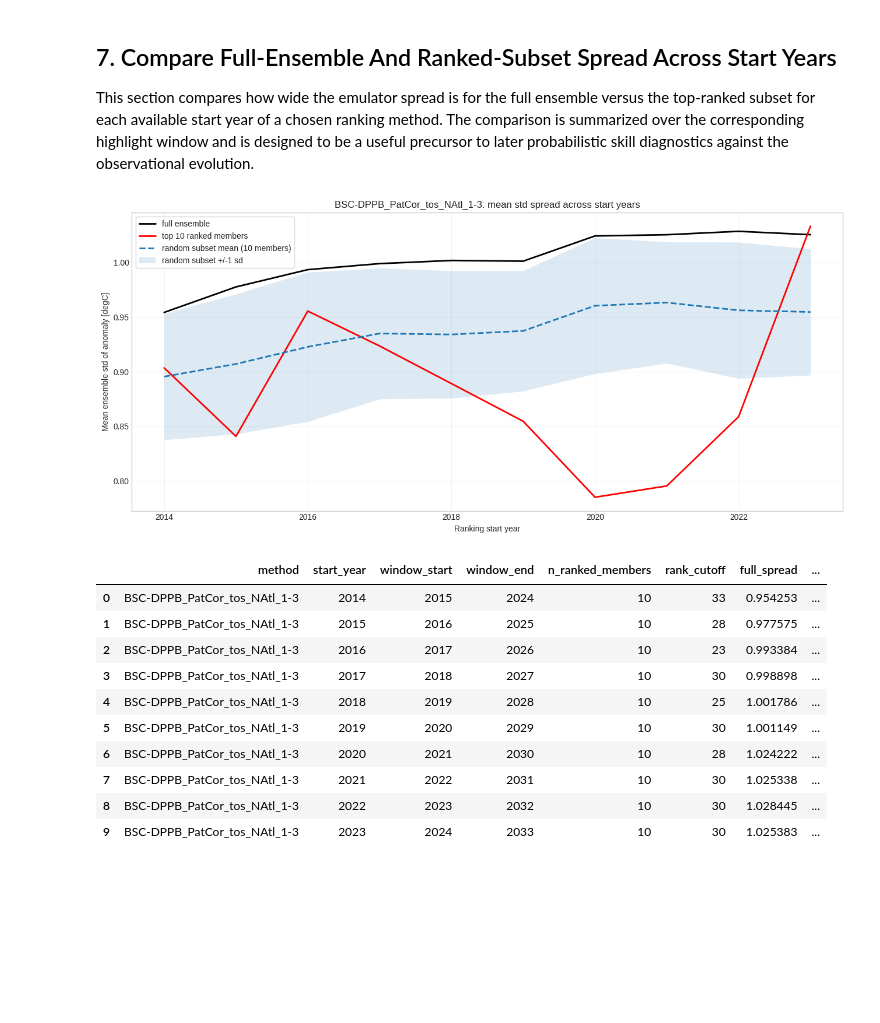
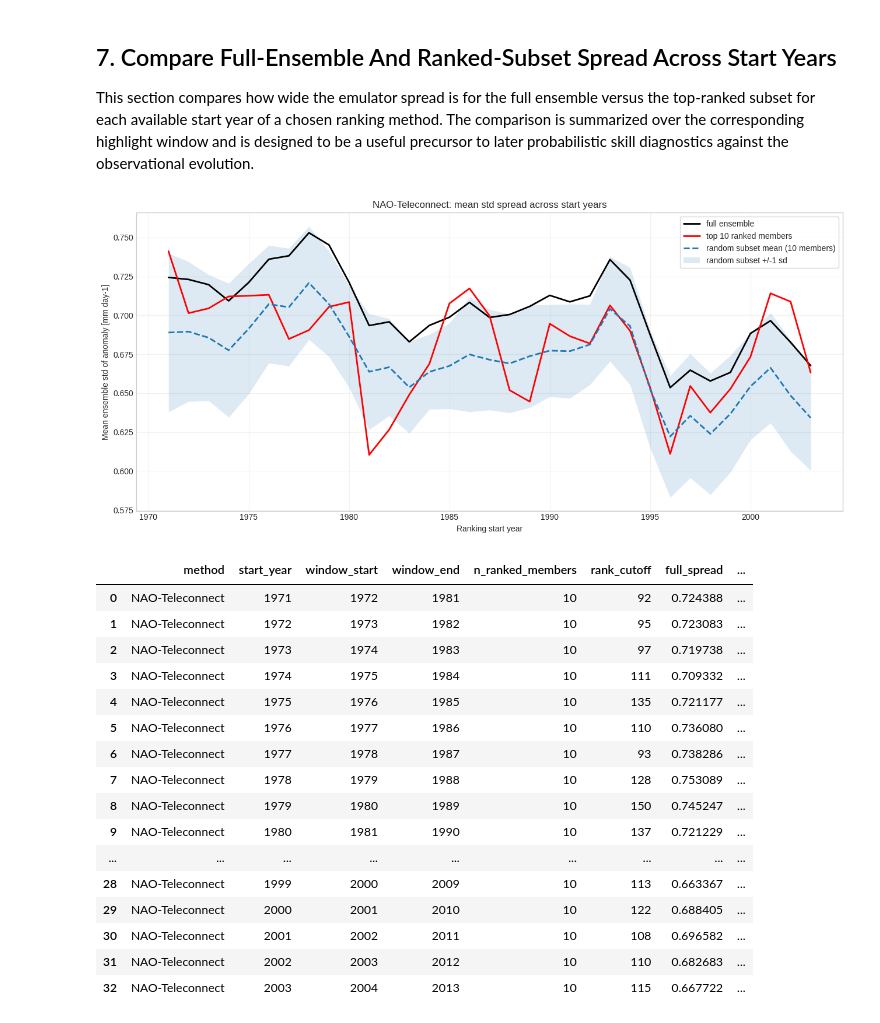
Before and after one commit to jesusff/T33-Emulator-hub, a Jupyter notebook: notebooks/city_level_emulator_analysis_blending.ipynb, the cells around one changed output. Saved outputs shown, nothing was run; the diff lists cells and outputs as text; code cells hidden in the pictures; blank space fills up the shorter version.

```diff
--- a/notebooks/city_level_emulator_analysis_blending.ipynb
+++ b/notebooks/city_level_emulator_analysis_blending.ipynb
@@ -16,0 +17,13 @@ The active settings keep the current `tasmax` example. A commented precipitation
+# %%
+CITY = "Paris"
+#VARIABLE = "tasmax"; DIAGNOSTIC_ID = "annual_max_15day_mean"
+VARIABLE = "pr"; DIAGNOSTIC_ID = "winter_mean"
+#VARIABLE = "tasmin"; DIAGNOSTIC_ID = "tn20"
+
+REFERENCE_PERIOD = slice(1995, 2014)
+OPEN_CHUNKS = None
+FORCE_RECOMPUTE = False
+HIGHLIGHT_MEMBERS = [
+    "NorESM2-MM_historical_r1i1p1f1",
+    "NorESM2-MM_ssp370_r1i1p1f1",
+]
@@ -515,7 +530,7 @@ def select_ranked_members(ranking_members, available_members, highlight_count):
 
 This section either loads a previously computed cache or derives the selected yearly diagnostic from all available emulator members. Caching matters here because the underlying daily files are much larger than the final member-by-year summary used in the plots.
 # %%
-files = sorted(path for path in DATA_DIR.glob("*.nc") if not path.name.endswith("_fldmean.nc"))
+files = sorted(path for path in DATA_DIR.glob(f"{VARIABLE}_*.nc") if not path.name.endswith("_fldmean.nc"))
 print(f"Found {len(files)} emulator files in {DATA_DIR}")
 
 metric_cache = load_or_build_dataset(
@@ -682,6 +695,6 @@ This section shows one possible user-facing interpretation workflow: external ra
 # %%
-RANKING_METHOD = "BSC-DPPB_PatCor_tos_NAtl_1-3"
-RANKING_START_YEAR = 2020
+RANKING_METHOD = "NAO-Teleconnect"
+RANKING_START_YEAR = 1981
 
 RANKING_REPOSITORY = "T52-Blending-information"
 RANKING_METHOD_SPECS = {
@@ -747,12 +760,12 @@ ax.plot(
 
 format_time_series_axes(
     ax,
-    f"{DIAGNOSTIC_LABEL} anomalies with {RANKING_METHOD} top-ranked members highlighted for {RANKING_HIGHLIGHT_START_YEAR}-{highlight_window_end} {selection_summary}",
+    f"{CITY} {VARIABLE}: {metric.title} anomalies with {RANKING_METHOD} top-ranked members highlighted for {RANKING_HIGHLIGHT_START_YEAR}-{highlight_window_end} {selection_summary}",
     f"Anomaly [{metric.attrs.get('units', '')}]",
     reference_period=REFERENCE_PERIOD,
     show_zero_line=True,
 )
-save_figure(fig, f"03_{CITY_PREFIX}_{RANKING_METHOD}_{RANKING_START_YEAR}_ranked_members")
+save_figure(fig, f"03_{CITY}_{VARIABLE}_{DIAGNOSTIC_ID}_{RANKING_METHOD}_{RANKING_START_YEAR}_ranked_members")
 plt.show()
 
 ranking_preview = ranking.iloc[: len(selected_rows)].copy()
@@ -789,14 +798,13 @@ SPREAD_METHOD = RANKING_METHOD
 SPREAD_SUMMARY_STAT = "std"
 SPREAD_HIGHLIGHT_COUNT = RANKING_HIGHLIGHT_COUNT
 SPREAD_WINDOW_YEARS = RANKING_HIGHLIGHT_YEARS
-SPREAD_START_YEARS = {
+SPREAD_RANDOM_SEED = 42
+SPREAD_RANDOM_DRAWS = 200
+AVAILABLE_START_YEARS = {
     "Blend2C": slice(1966, 2000),
-    "NAO-Teleconnect": slice(1971, 2023),
+    "NAO-Teleconnect": slice(1971, 2004), #2023),
     "BSC-DPPB_PatCor_tos_NAtl_1-3": slice(2014, 2024),
 }
-SPREAD_RANDOM_SEED = 42
-SPREAD_RANDOM_DRAWS = 200
-
 
 def resolve_start_years(method, start_years):
     method_years = start_years[method] if isinstance(start_years, dict) else start_years
@@ -884,7 +892,7 @@ def summarize_random_subset_baseline(
 
 def compute_ranked_subset_spread_table(
     method,
-    start_years=SPREAD_START_YEARS,
+    start_years=AVAILABLE_START_YEARS,
     highlight_count=SPREAD_HIGHLIGHT_COUNT,
     window_years=SPREAD_WINDOW_YEARS,
     statistic=SPREAD_SUMMARY_STAT,
@@ -964,7 +972,7 @@ def compute_ranked_subset_spread_table(
 
 spread_comparison = compute_ranked_subset_spread_table(
     SPREAD_METHOD,
-    start_years=SPREAD_START_YEARS,
+    start_years=AVAILABLE_START_YEARS,
     highlight_count=SPREAD_HIGHLIGHT_COUNT,
     window_years=SPREAD_WINDOW_YEARS,
     statistic=SPREAD_SUMMARY_STAT,
@@ -989,46 +997,52 @@ ax.plot(
 )
 ax.plot(
     spread_comparison["start_year"],
     spread_comparison["random_spread"],
     color="#1f77b4",
     linewidth=2.0,
     linestyle="--",
     label=f"random subset mean ({SPREAD_HIGHLIGHT_COUNT} members)",
 )
 ax.fill_between(
     spread_comparison["start_year"],
     spread_comparison["random_spread"] - spread_comparison["random_spread_std"],
     spread_comparison["random_spread"] + spread_comparison["random_spread_std"],
     color="#1f77b4",
     alpha=0.15,
     linewidth=0,
     label="random subset +/-1 sd",
 )
 ax.set_title(
     f"{SPREAD_METHOD}: mean {SPREAD_SUMMARY_STAT} spread across start years"
 )
 ax.set_xlabel("Ranking start year")
 ax.set_ylabel(f"Mean ensemble {SPREAD_SUMMARY_STAT} of anomaly [{metric.attrs.get('units', '')}]")
 ax.legend(frameon=True)
 ax.grid(True, alpha=0.25)
 plt.tight_layout()
-save_figure(fig, f"04_{CITY_PREFIX}_{SPREAD_METHOD}_spread_comparison")
+save_figure(fig, f"04_{CITY}_{VARIABLE}_{DIAGNOSTIC_ID}_{SPREAD_METHOD}_spread_comparison")
 plt.show()
 
 spread_comparison
 # %% [output]
-[figure, old version]
+[figure, new version]
 |  | method | start_year | window_start | window_end | n_ranked_members | rank_cutoff | full_spread | ... |
-| 0 | BSC-DPPB_PatCor_tos_NAtl_1-3 | 2014 | 2015 | 2024 | 10 | 33 | 0.954253 | ... |
-| 1 | BSC-DPPB_PatCor_tos_NAtl_1-3 | 2015 | 2016 | 2025 | 10 | 28 | 0.977575 | ... |
-| 2 | BSC-DPPB_PatCor_tos_NAtl_1-3 | 2016 | 2017 | 2026 | 10 | 23 | 0.993384 | ... |
-| 3 | BSC-DPPB_PatCor_tos_NAtl_1-3 | 2017 | 2018 | 2027 | 10 | 30 | 0.998898 | ... |
-| 4 | BSC-DPPB_PatCor_tos_NAtl_1-3 | 2018 | 2019 | 2028 | 10 | 25 | 1.001786 | ... |
-| 5 | BSC-DPPB_PatCor_tos_NAtl_1-3 | 2019 | 2020 | 2029 | 10 | 30 | 1.001149 | ... |
-| 6 | BSC-DPPB_PatCor_tos_NAtl_1-3 | 2020 | 2021 | 2030 | 10 | 28 | 1.024222 | ... |
-| 7 | BSC-DPPB_PatCor_tos_NAtl_1-3 | 2021 | 2022 | 2031 | 10 | 30 | 1.025338 | ... |
-| 8 | BSC-DPPB_PatCor_tos_NAtl_1-3 | 2022 | 2023 | 2032 | 10 | 30 | 1.028445 | ... |
-| 9 | BSC-DPPB_PatCor_tos_NAtl_1-3 | 2023 | 2024 | 2033 | 10 | 30 | 1.025383 | ... |
+| 0 | NAO-Teleconnect | 1971 | 1972 | 1981 | 10 | 92 | 0.724388 | ... |
+| 1 | NAO-Teleconnect | 1972 | 1973 | 1982 | 10 | 95 | 0.723083 | ... |
+| 2 | NAO-Teleconnect | 1973 | 1974 | 1983 | 10 | 97 | 0.719738 | ... |
+| 3 | NAO-Teleconnect | 1974 | 1975 | 1984 | 10 | 111 | 0.709332 | ... |
+| 4 | NAO-Teleconnect | 1975 | 1976 | 1985 | 10 | 135 | 0.721177 | ... |
+| 5 | NAO-Teleconnect | 1976 | 1977 | 1986 | 10 | 110 | 0.736080 | ... |
+| 6 | NAO-Teleconnect | 1977 | 1978 | 1987 | 10 | 93 | 0.738286 | ... |
+| 7 | NAO-Teleconnect | 1978 | 1979 | 1988 | 10 | 128 | 0.753089 | ... |
+| 8 | NAO-Teleconnect | 1979 | 1980 | 1989 | 10 | 150 | 0.745247 | ... |
+| 9 | NAO-Teleconnect | 1980 | 1981 | 1990 | 10 | 137 | 0.721229 | ... |
+| ... | ... | ... | ... | ... | ... | ... | ... | ... |
+| 28 | NAO-Teleconnect | 1999 | 2000 | 2009 | 10 | 113 | 0.663367 | ... |
+| 29 | NAO-Teleconnect | 2000 | 2001 | 2010 | 10 | 122 | 0.688405 | ... |
+| 30 | NAO-Teleconnect | 2001 | 2002 | 2011 | 10 | 108 | 0.696582 | ... |
+| 31 | NAO-Teleconnect | 2002 | 2003 | 2012 | 10 | 110 | 0.682683 | ... |
+| 32 | NAO-Teleconnect | 2003 | 2004 | 2013 | 10 | 115 | 0.667722 | ... |
 # %% [markdown]
 ## 8. Quantify Hindcast Skill By Forecast Horizon
 
```
Also changed, not shown: parts of 16 cells of this notebook, 4 other files.
